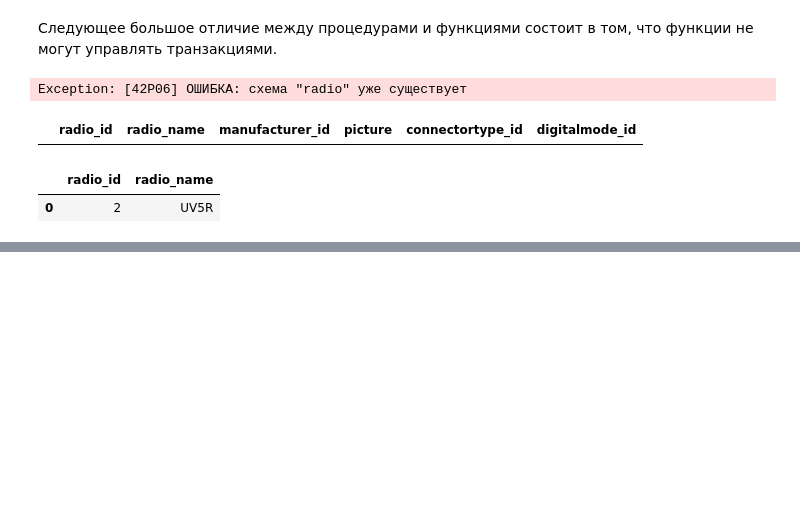
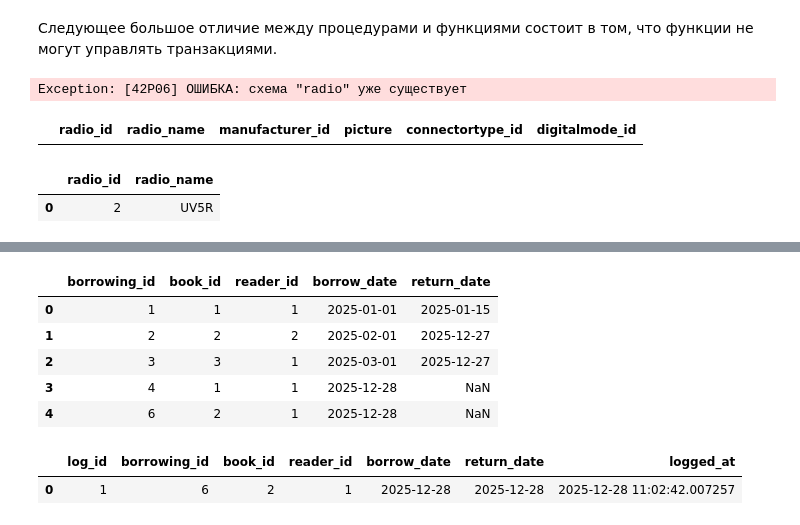
Before and after one commit to slaav1k/sql_scripts, a Jupyter notebook: FunctionsAndProcedurs.ipynb, the cells around one changed output, grey strips where cells are left out. Saved outputs shown, nothing was run; the diff lists cells and outputs as text; code cells hidden in the pictures; blank space fills up the shorter version.

```diff
--- a/FunctionsAndProcedurs.ipynb
+++ b/FunctionsAndProcedurs.ipynb
@@ -273,0 +901,10 @@ SELECT * FROM radio.radiodetails(2);
+# %%
+%%sql
+select * from borrowings;
+# %% [output]
+|  | borrowing_id | book_id | reader_id | borrow_date | return_date |
+| 0 | 1 | 1 | 1 | 2025-01-01 | 2025-01-15 |
+| 1 | 2 | 2 | 2 | 2025-02-01 | 2025-12-27 |
+| 2 | 3 | 3 | 1 | 2025-03-01 | 2025-12-27 |
+| 3 | 4 | 1 | 1 | 2025-12-28 | NaN |
+| 4 | 6 | 2 | 1 | 2025-12-28 | NaN |
@@ -273,0 +914,6 @@ SELECT * FROM radio.radiodetails(2);
+# %%
+%%sql
+select * from borrowing_log;
+# %% [output]
+|  | log_id | borrowing_id | book_id | reader_id | borrow_date | return_date | logged_at |
+| 0 | 1 | 6 | 2 | 1 | 2025-12-28 | 2025-12-28 | 2025-12-28 11:02:42.007257 |
```
Also changed, not shown: parts of 60 cells of this notebook.
